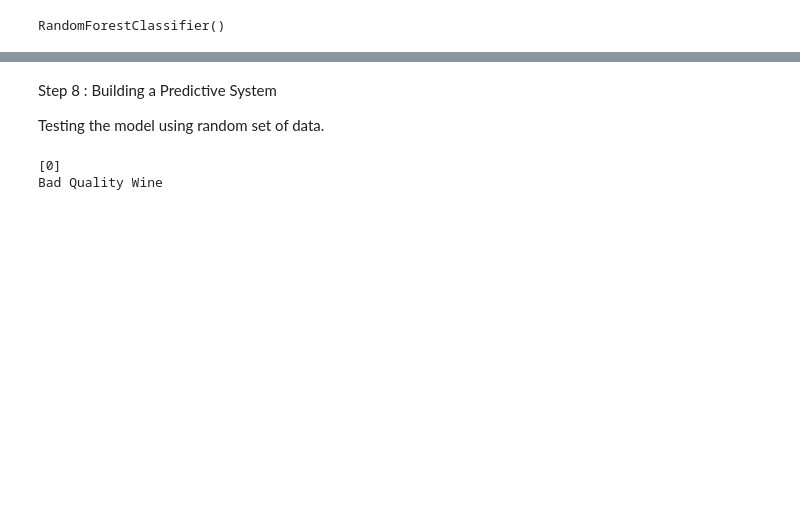
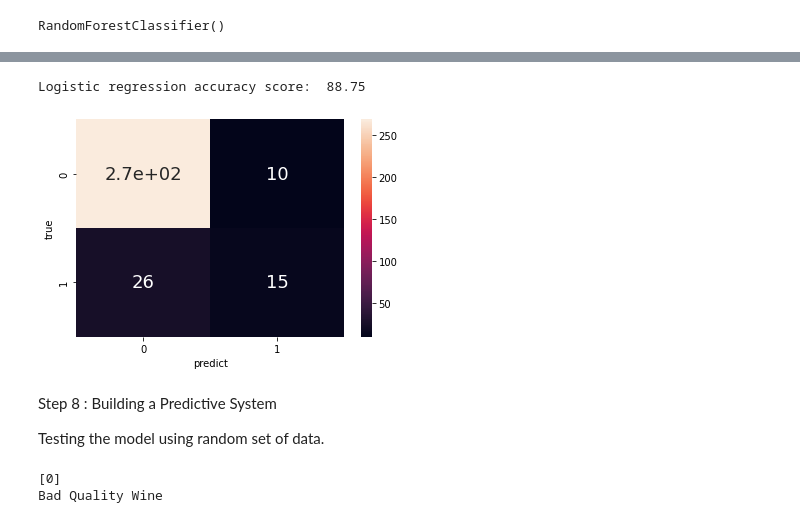
Before and after one commit to burikyali/Project--ML-Wine-Quality-Prediction-MINE, a Jupyter notebook: Project_Mine.ipynb, the cells around one changed output, grey strips where cells are left out. Saved outputs shown, nothing was run; the diff lists cells and outputs as text; code cells hidden in the pictures; blank space fills up the shorter version.

```diff
--- a/Project-Mine.ipynb
+++ b/Project_Mine.ipynb
@@ -159,0 +163,2 @@ RandomForestClassifier()
+# %%
+LR = LogisticRegression().fit(X_train,Y_train)        #Using the imported Logistic Regression. X_train contains the data, Y_train contains the label (quality values).
@@ -170,3 +199,16 @@ Accuracy :  0.91875
+# %%
+pred_LR = LR.predict(X_test)
+
+cm2 = confusion_matrix(Y_test,pred_LR)                      #Confusion Matrix
+ax2 = sns.heatmap(cm2,annot=True,annot_kws={"fontsize":18})
+ax2.set(xlabel='predict', ylabel='true')
+
+pred2 = accuracy_score(Y_test,pred_LR)                       #Printing Accuracy Score
+                                                             #Any accuracy over 80 (>0.80) is a very good model
+print("Logistic regression accuracy score: ",pred2*100)
+# %% [output]
+Logistic regression accuracy score:  88.75
+[figure, added]
 # %% [markdown]
 Step 8 : Building a Predictive System
 
```
Also changed, not shown: parts of 11 cells of this notebook, 1 other file.
